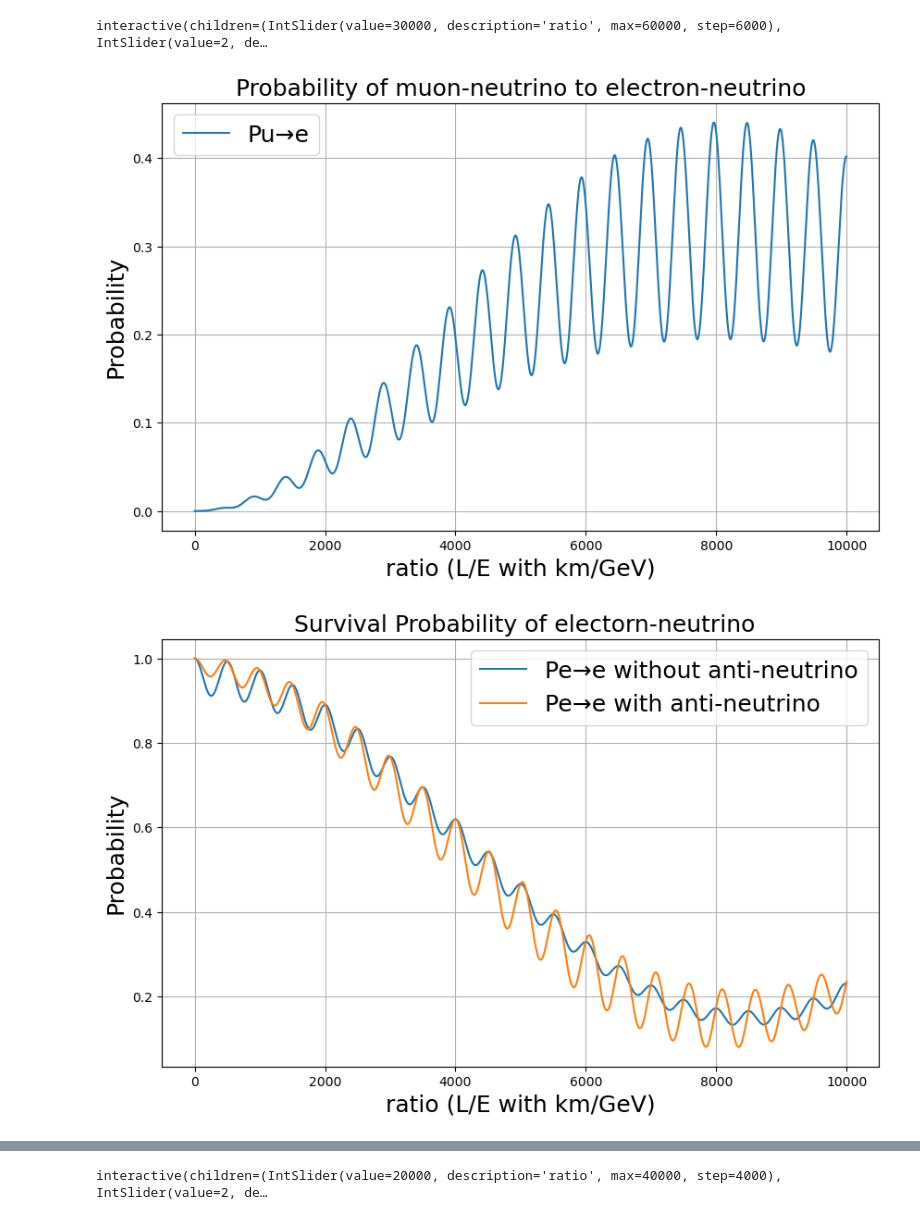
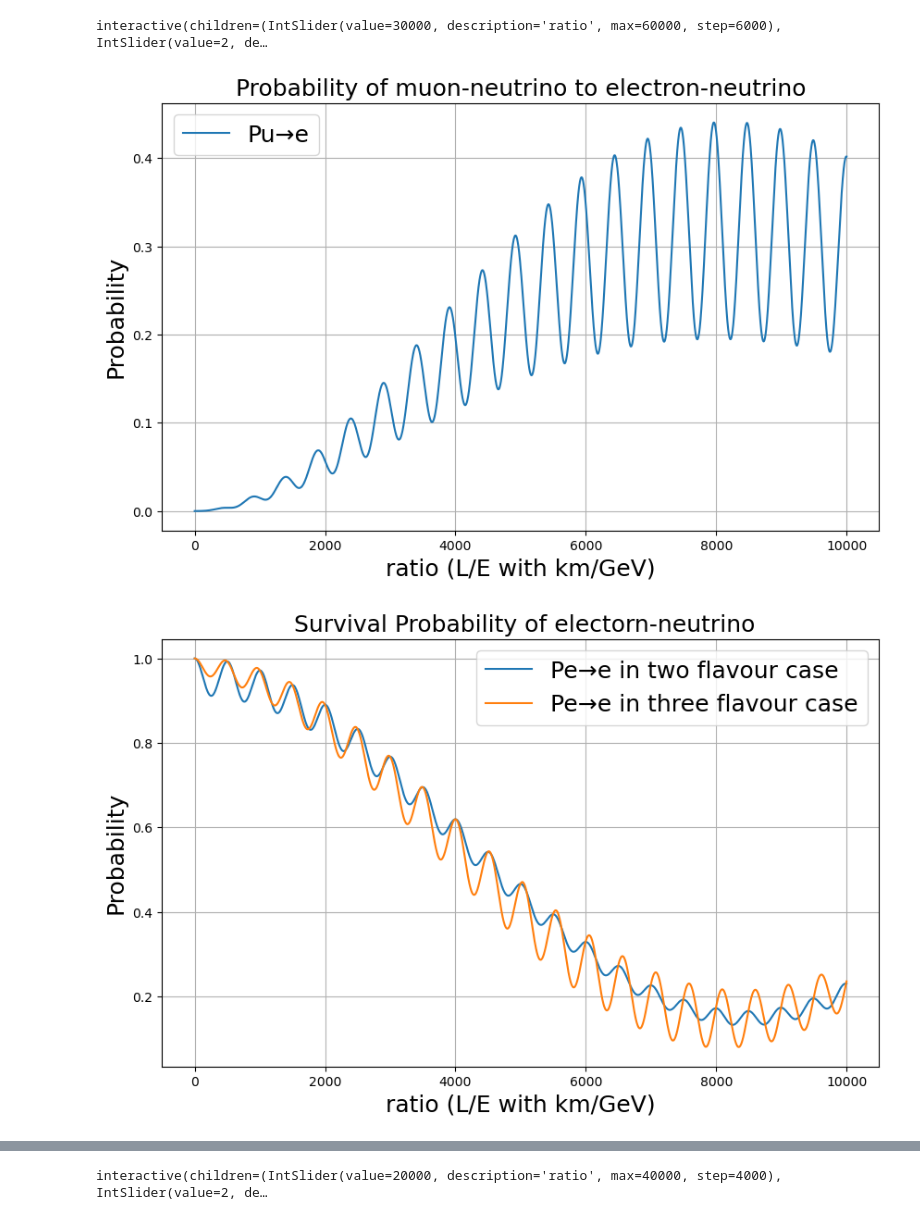
Before and after one commit to xiangjun-tan/NeutrinoOscillation, a Jupyter notebook: Neutrino Oscillation.ipynb, the cells around one changed output, grey strips where cells are left out. Drawn from its saved outputs; the diff is of its cells as text; code cells hidden in the pictures.

```diff
--- a/Neutrino Oscillation.ipynb
+++ b/Neutrino Oscillation.ipynb
@@ -130,0 +106,15 @@ data
+# %%
+#mass distribution
+t12 = math.radians(33.44)
+t23 = math.radians(49.2)
+t13 = math.radians(8.57)
+tcp = math.radians(194)
+U = np.array([[c(t12)*c(t13),s(t12)*c(t13),s(t13)*np.exp(-1j*tcp)],
+              [-s(t12)*c(t23)-c(t12)*s(t23)*s(t13)*np.exp(1j*tcp), c(t12)*c(t23)-s(t12)*s(t23)*s(t13)*np.exp(1j*tcp),s(t23)*c(t13)],
+              [s(t12)*s(t23)-c(t12)*c(t23)*s(t13)*np.exp(1j*tcp),-c(t12)*s(t23)-s(t12)*c(t23)*s(t13)*np.exp(1j*tcp),c(t23)*c(t13)]])
+v1 = np.abs((hermi(U)*np.array([[1,0,0]]).T))
+v2 = np.abs((hermi(U)*np.array([[0,1,0]]).T))
+v3 = np.abs((hermi(U)*np.array([[0,0,1]]).T))
+labels = ['V1', 'V2', 'V3']
+data = [v1, v2, v3]
+data
@@ -177,3 +179,19 @@ iplot
 # %% [output]
 Enter the max ratio of L/E: 40000
 interactive(children=(IntSlider(value=20000, description='ratio', max=40000, step=400), Output()), _dom_classe…
+# %%
+
+E=np.linspace(0.1,1,2000)
+L=np.linspace(0,4e4,2000)
+Psum=np.zeros([len(L),len(E)])
+for eidx in range(len(E)):
+    for lidx in range(len(L)):
+        x = L[lidx]/E[eidx]
+        P = np.square(np.abs((2*U[0,2]*np.conjugate(U[1,2])*np.sin(tri(x,dm31_s))+2*np.conjugate(U[1,1])*U[0,1])*np.sin(tri(x,dm21_s))))
+        Psum[lidx][eidx] = P
+plt.figure(figsize=(12,8))
+plt.title(f'Heat map fot muon-neutrino to electron-neutrino with E versus L', fontsize=18)
+plt.xlabel('distance (L with km)', fontsize=18)
+plt.ylabel('Energy (E with GeV)', fontsize=18)
+plt.imshow(Psum,aspect='auto',extent=(np.min(L)/10, np.max(L)/10,np.min(E), np.max(E)))
+plt.show()
@@ -286,33 +307,33 @@ plt.plot(ratio/10,Pue)
 plt.ylabel('Probability', fontsize=18)
 plt.grid()
 plt.legend(['Pu→e'], fontsize=18)
 plt.xlabel('ratio (L/E with km/GeV)', fontsize=18)
 plt.title(f'Probability of muon-neutrino to electron-neutrino', fontsize=18)
 plt.figure(figsize=(10,6))
 plt.plot(ratio/10,Pee)
 plt.plot(ratio/10,1-Peu-Pet)
 #plt.plot(ratio/10,Put)
 #plt.plot(ratio/10,Putbar)
 plt.grid()
-plt.legend(['Pe→e without anti-neutrino','Pe→e with anti-neutrino'], fontsize=18)
+plt.legend(['Pe→e in two flavour case','Pe→e in three flavour case'], fontsize=18)
 plt.ylabel('Probability', fontsize=18)
 plt.xlabel('ratio (L/E with km/GeV)', fontsize=18)
 plt.title(f' Survival Probability of electorn-neutrino', fontsize=18)
 pccs = np.corrcoef(Pee,1-Peu-Pet)
 
 def rmse(predictions, targets):
     return np.sqrt(((predictions - targets) ** 2).mean())
 rmse(1-Peu-Pet,Pee)
 np.cov(1-Peu-Pet,Pee)
 fig = plt.figure()
 # Creating plot
 plt.boxplot(1-Peu-Pet-Pee)
 plt.title(f' Box-plot', fontsize=18)
 plt.xlabel('The survival probability', fontsize=18)
 plt.ylabel('Error', fontsize=18)
 # show plot
 plt.show()
 # %% [output]
 [figure]
-[figure, old version]
+[figure, new version]
 [figure]
```
Also changed, not shown: parts of 15 cells of this notebook.
